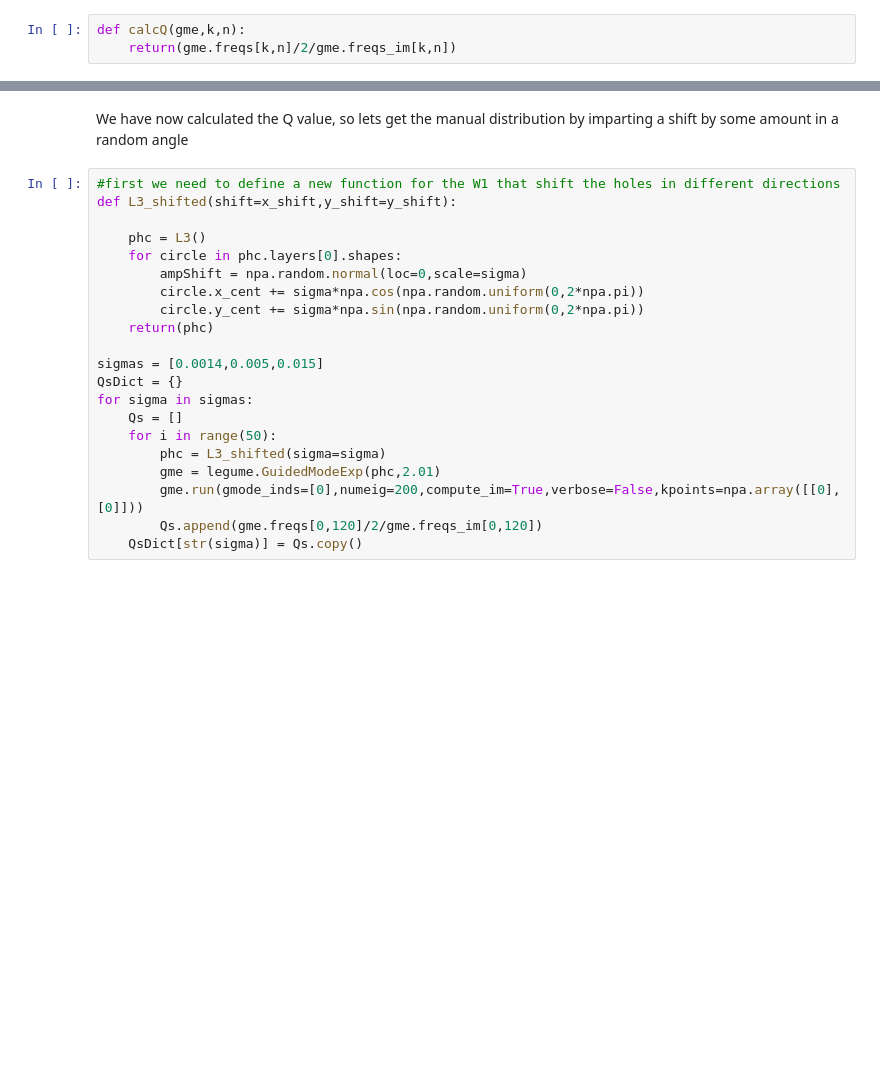
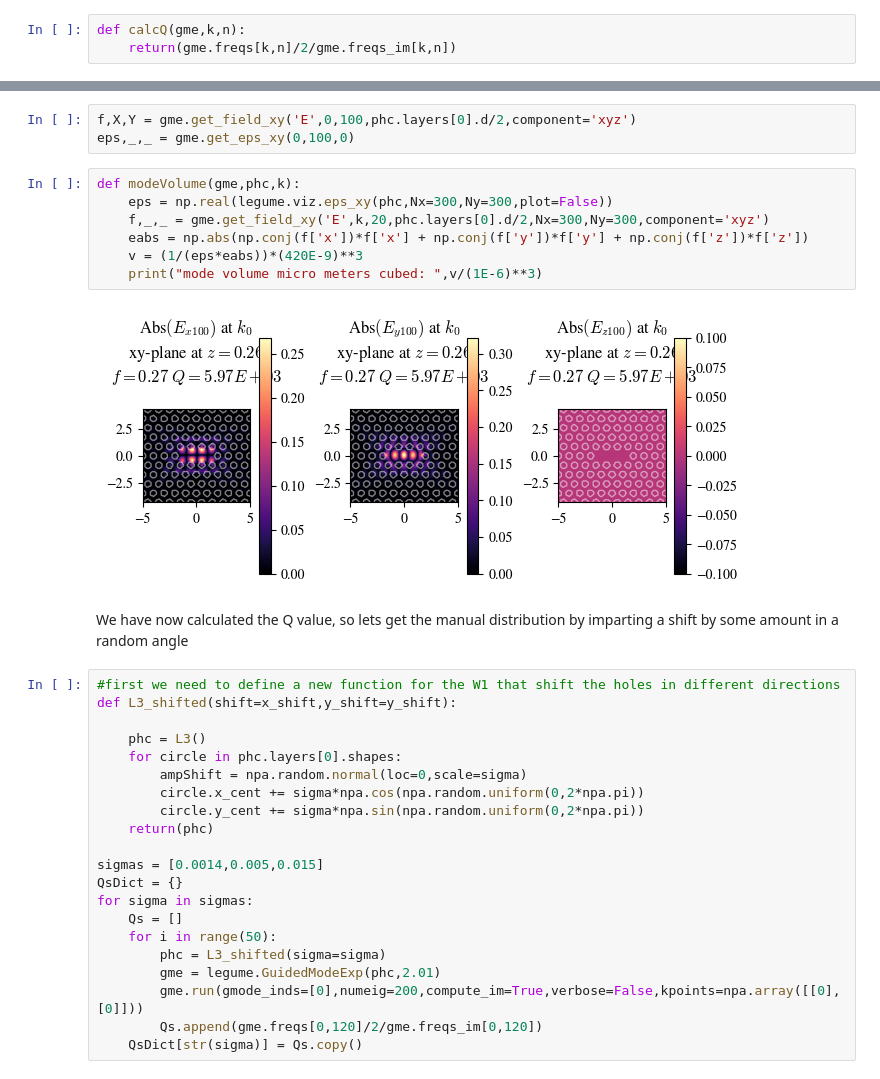
Before and after one commit to DominicJThompson/optGME, a Jupyter notebook: tests_old/Qshift.ipynb, the cells around one changed output, grey strips where cells are left out. Saved outputs shown, nothing was run; the diff lists cells and outputs as text; blank space fills up the shorter version.

Commit message:
big QD field constraint update

```diff
--- a/tests_old/Qshift.ipynb
+++ b/tests_old/Qshift.ipynb
@@ -88,3 +106,15 @@ print(gme.freqs[0,100]/2/gme.freqs_im[0,100])
+# %%
+f,X,Y = gme.get_field_xy('E',0,100,phc.layers[0].d/2,component='xyz')
+eps,_,_ = gme.get_eps_xy(0,100,0)
+# %%
+def modeVolume(gme,phc,k):
+    eps = np.real(legume.viz.eps_xy(phc,Nx=300,Ny=300,plot=False))
+    f,_,_ = gme.get_field_xy('E',k,20,phc.layers[0].d/2,Nx=300,Ny=300,component='xyz')
+    eabs = np.abs(np.conj(f['x'])*f['x'] + np.conj(f['y'])*f['y'] + np.conj(f['z'])*f['z'])
+    v = (1/(eps*eabs))*(420E-9)**3
+    print("mode volume micro meters cubed: ",v/(1E-6)**3)
+# %% [output]
+[figure, added]
 # %% [markdown]
 We have now calculated the Q value, so lets get the manual distribution by imparting a shift by some amount in a random angle
 # %%
```
Also changed, not shown: parts of 3 cells of this notebook, 13 other files.
